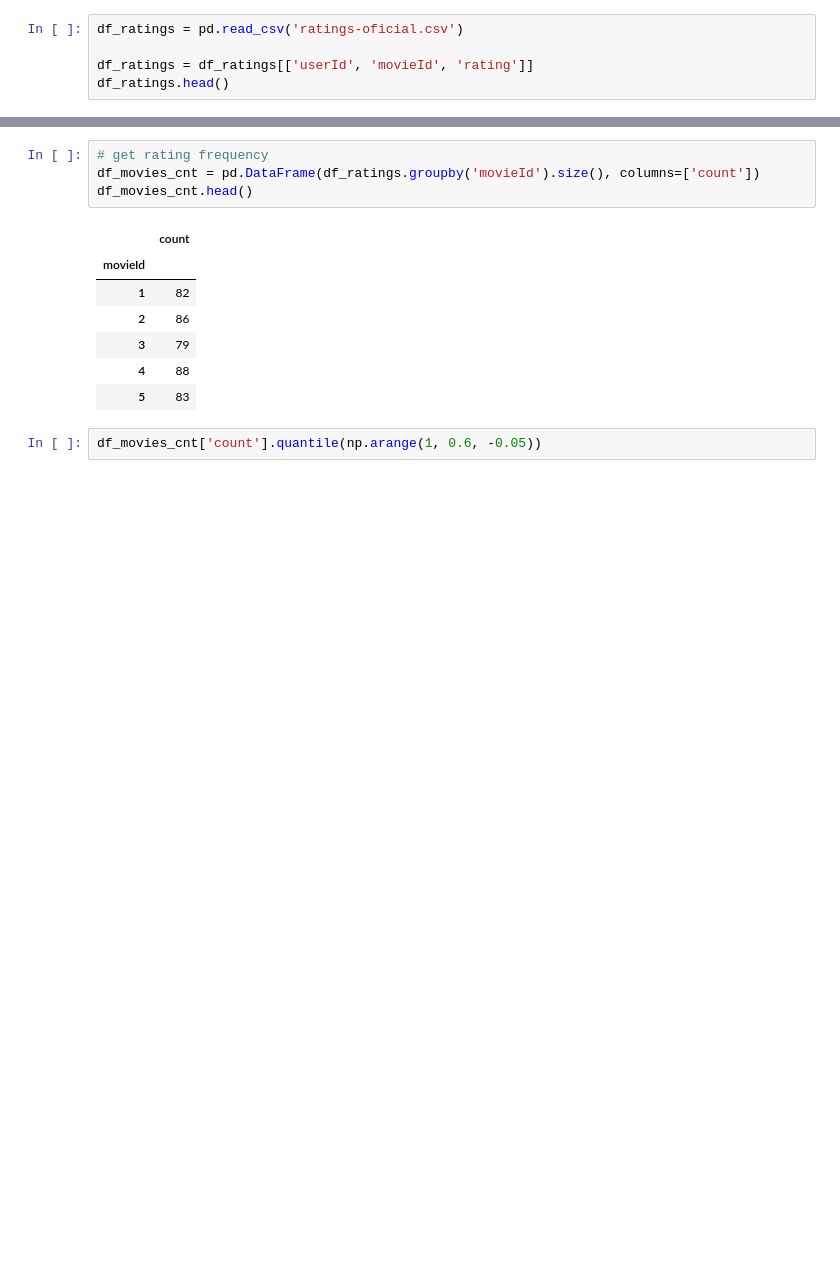
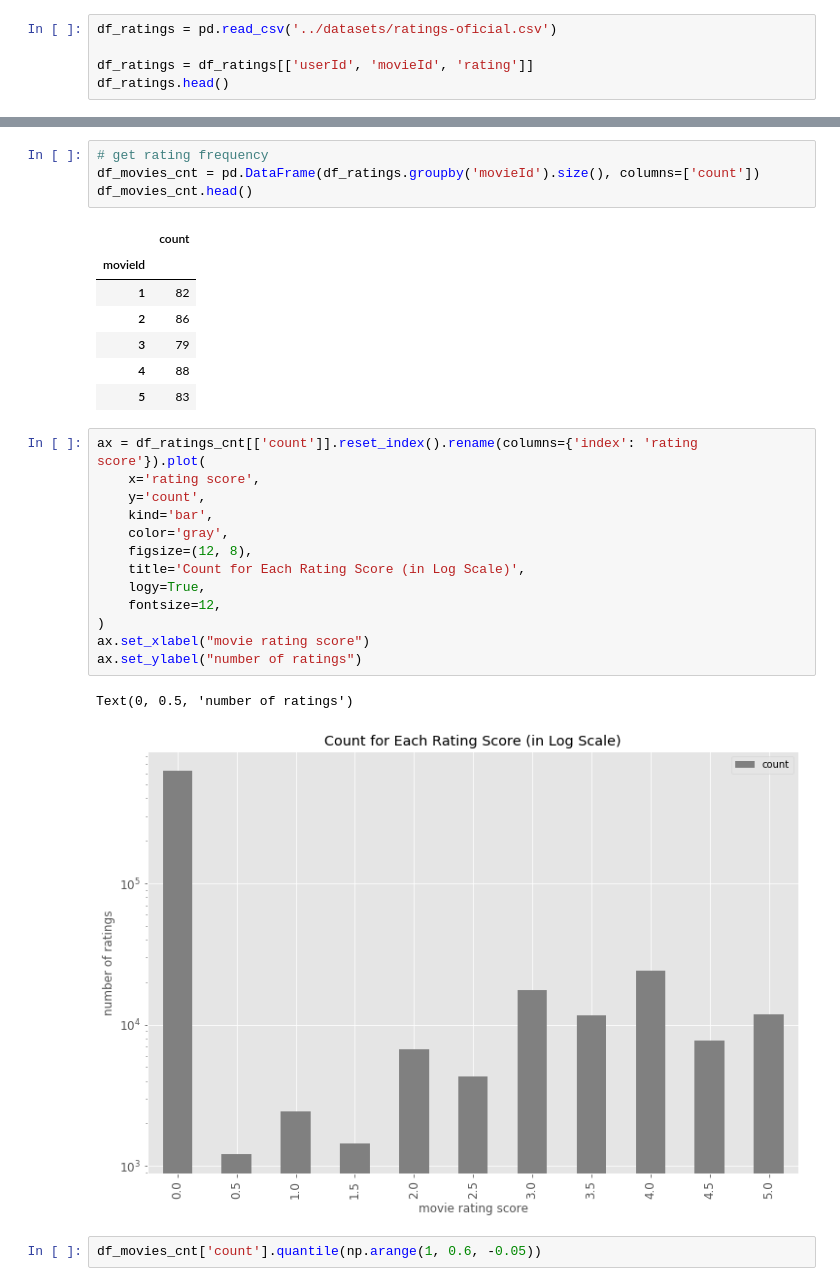
Before and after one commit to tainavm/tv-show-recommendations, a Jupyter notebook: notebooks/Filtragem Colaborativa - Memory Based - Item-Based (KNN).ipynb, the cells around one changed output, grey strips where cells are left out. Drawn from its saved outputs; the diff is of its cells as text; blank space fills up the shorter version.

```diff
--- a/notebooks/Filtragem Colaborativa - Memory Based - Item-Based (KNN).ipynb
+++ b/notebooks/Filtragem Colaborativa - Memory Based - Item-Based (KNN).ipynb
@@ -35,7 +35,7 @@ df_tv_shows.shape
 # %% [output]
 (1178, 2)
 # %%
-df_ratings = pd.read_csv('ratings-oficial.csv')
+df_ratings = pd.read_csv('../datasets/ratings-oficial.csv')
 
 df_ratings = df_ratings[['userId', 'movieId', 'rating']]
 df_ratings.head()
@@ -121,6 +121,22 @@ df_movies_cnt.head()
 | 3 | 79 |
 | 4 | 88 |
 | 5 | 83 |
+# %%
+ax = df_ratings_cnt[['count']].reset_index().rename(columns={'index': 'rating score'}).plot(
+    x='rating score',
+    y='count',
+    kind='bar',
+    color='gray',
+    figsize=(12, 8),
+    title='Count for Each Rating Score (in Log Scale)',
+    logy=True,
+    fontsize=12,
+)
+ax.set_xlabel("movie rating score")
+ax.set_ylabel("number of ratings")
+# %% [output]
+Text(0, 0.5, 'number of ratings')
+[figure, added]
 # %%
 df_movies_cnt['count'].quantile(np.arange(1, 0.6, -0.05))
 # %% [output]
```
Also changed, not shown: parts of 6 cells of this notebook, 8 other files.
